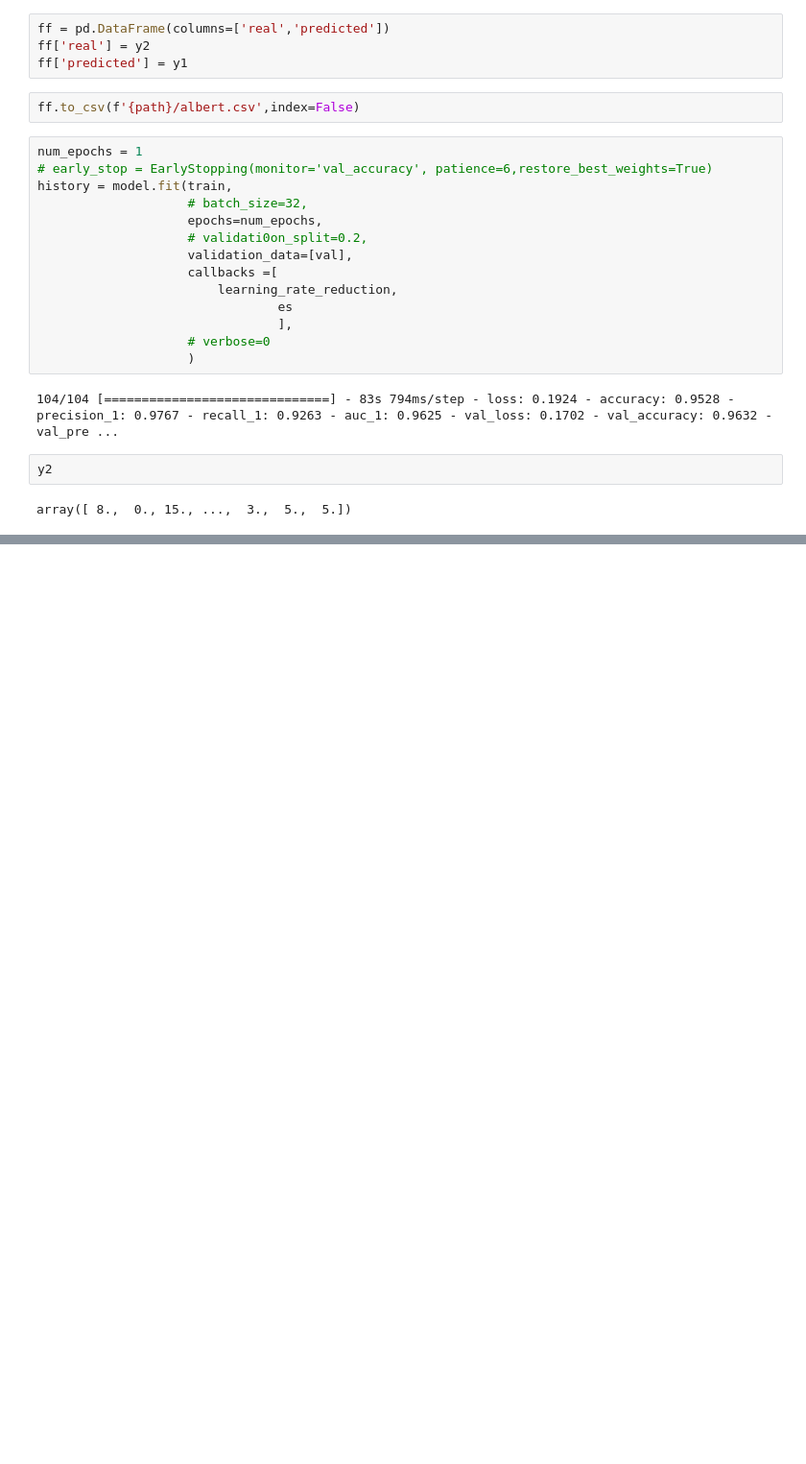
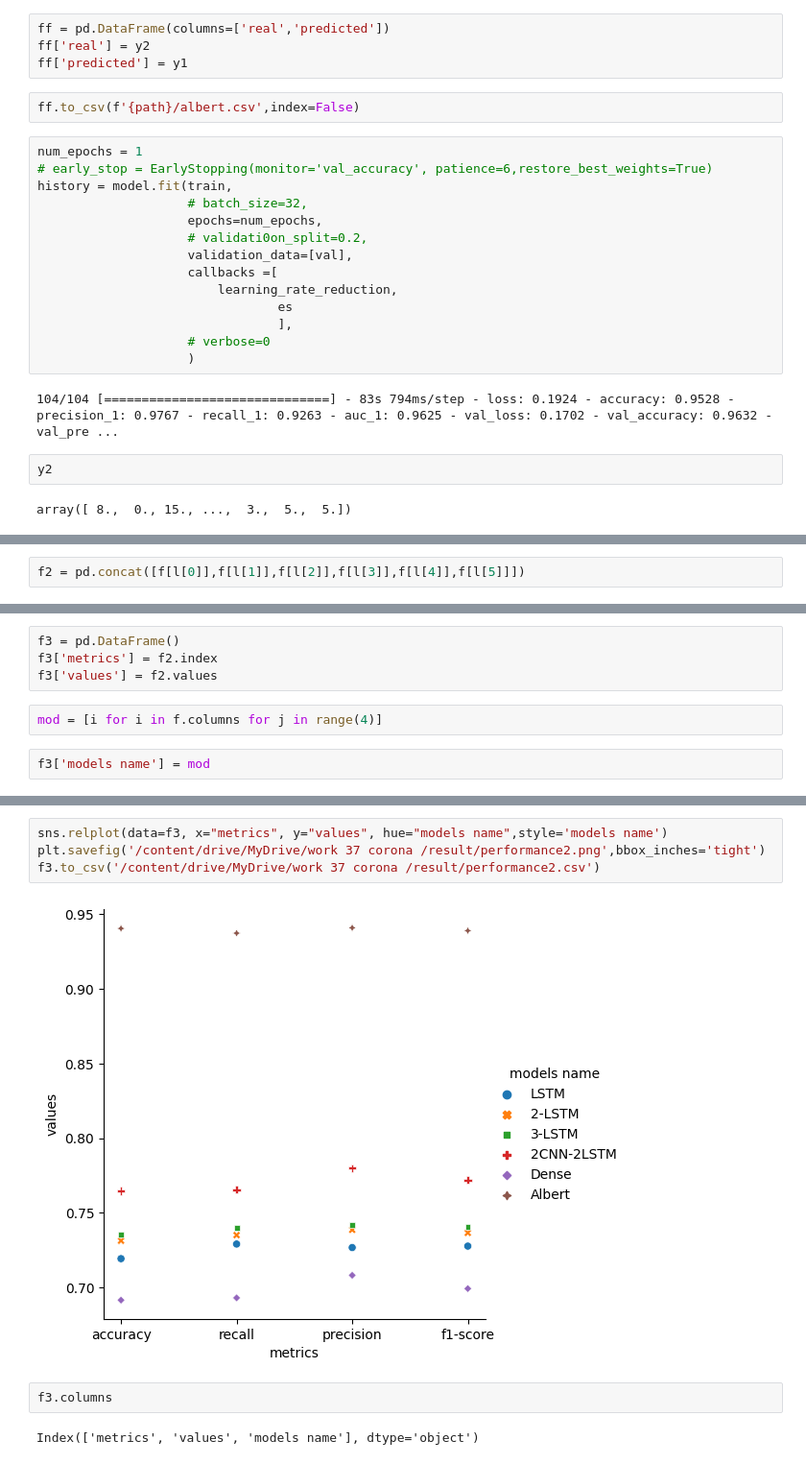
Before and after one commit to RedBatProject/Works, a Jupyter notebook: work_37 corona.ipynb, the cells around one changed output, grey strips where cells are left out. Shown at 96% size. Drawn from its saved outputs; the diff is of its cells as text; blank space fills up the shorter version.

```diff
--- a/work_37 corona.ipynb
+++ b/work_37 corona.ipynb
@@ -1736,0 +1420,2 @@ p.to_csv('/content/drive/MyDrive/emotion-detection/performance2.csv')
+# %%
+f2 = pd.concat([f[l[0]],f[l[1]],f[l[2]],f[l[3]],f[l[4]],f[l[5]]])
@@ -1736,0 +1424,8 @@ p.to_csv('/content/drive/MyDrive/emotion-detection/performance2.csv')
+# %%
+f3 = pd.DataFrame()
+f3['metrics'] = f2.index
+f3['values'] = f2.values
+# %%
+mod = [i for i in f.columns for j in range(4)]
+# %%
+f3['models name'] = mod
@@ -1736,0 +1452,10 @@ p.to_csv('/content/drive/MyDrive/emotion-detection/performance2.csv')
+# %%
+sns.relplot(data=f3, x="metrics", y="values", hue="models name",style='models name')
+plt.savefig('/content/drive/MyDrive/work 37 corona /result/performance2.png',bbox_inches='tight')
+f3.to_csv('/content/drive/MyDrive/work 37 corona /result/performance2.csv')
+# %% [output]
+[figure, added]
+# %%
+f3.columns
+# %% [output]
+Index(['metrics', 'values', 'models name'], dtype='object')
```
Also changed, not shown: parts of 85 cells of this notebook.
